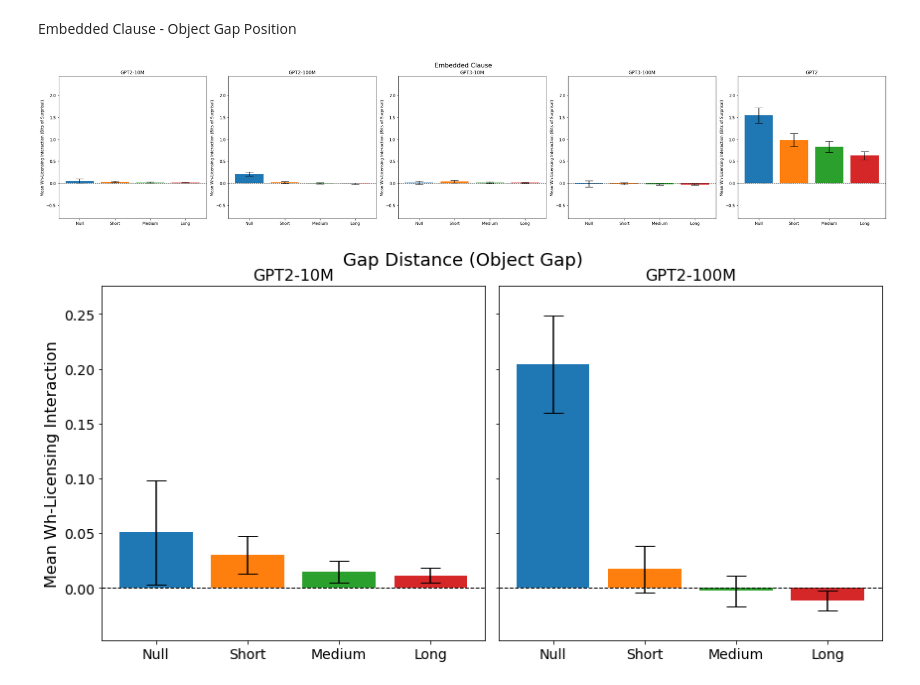
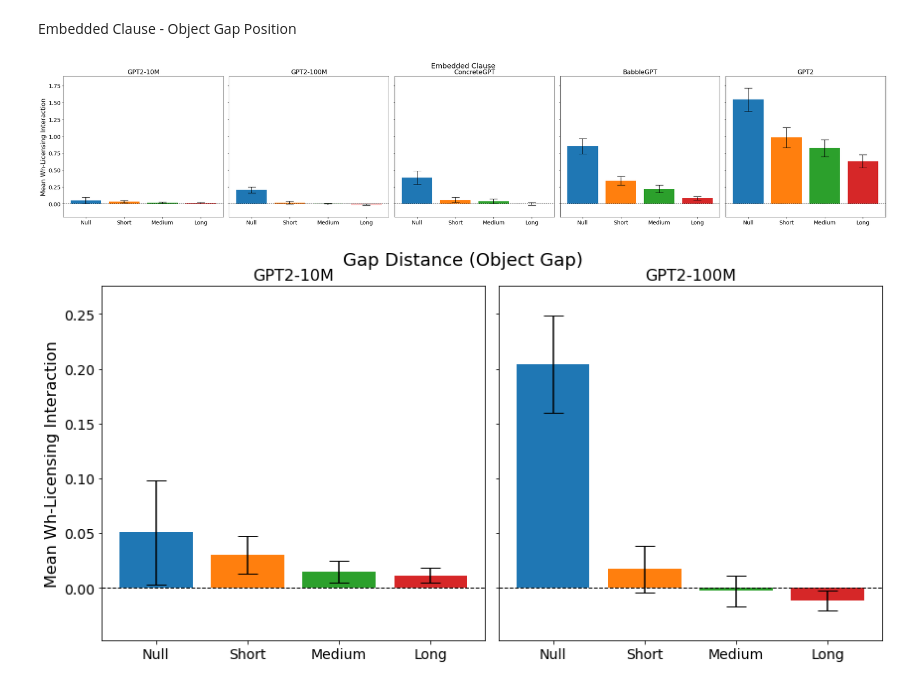
Before and after one commit to um-cap-lab/EMNLP-2025-submission, a Jupyter notebook: wh-licensing_interaction_term_visualizations.ipynb, the cells around one changed output. Saved outputs shown, nothing was run; the diff lists cells and outputs as text; code cells hidden in the pictures.

Commit message:
Updated results for ConcreteGPT & BabbleGPT.

```diff
--- a/wh-licensing_interaction_term_visualizations.ipynb
+++ b/wh-licensing_interaction_term_visualizations.ipynb
@@ -43,21 +62,20 @@ def calculate_surprisal(model_lm_scorer, sentence):
     token_surprisals = model_lm_scorer.token_score(input_sentence, surprisal = True, base_two = True)[0]
     #print(token_surprisals)
 
-    '''
     # filter out special tokens (like <pad>)
-    special_tokens = set(tokenizer.all_special_tokens + ['<pad>'])
+    special_tokens = set(tokenizer.all_special_tokens)
     filtered = [
         (token, score)
         for (token, score) in token_surprisals
         if token not in special_tokens
     ]
-    '''
 
    # expand tokens that contain multiple words
     expanded = []
-    for token, score in token_surprisals:
-    #for token, score in filtered:
+    #for token, score in token_surprisals:
+    for token, score in filtered:
         token = token.strip('Ġ') # remove space marker
+        token = token.lower()
         if token.count('Ġ') > 0:
             # multiple words inside
             words = token.split('Ġ')
@@ -70,7 +88,7 @@ def calculate_surprisal(model_lm_scorer, sentence):
     #print(expanded)
 
     # use regex to split into words and punctuation
-    words = re.findall(r'\w+|[^\w\s]', sentence)
+    words = re.findall(r'\w+|[^\w\s]', sentence.lower())
     results = []
 
     token_pointer = 0
@@ -549,8 +402,8 @@ syntactic_parts = ['prefix', 'licensor', 'subj', 'modifier', 'verb', 'object', '
 sentence_df['sentence'] = sentence_df.apply(lambda x: merge_sentence(x, syntactic_parts), axis = 1)
 sentence_df['surprisals_gpt2_10m'] = sentence_df['sentence'].apply(lambda x: calculate_surprisal(lm_scorer_gpt2_10m, x))
 sentence_df['surprisals_gpt2_100m'] = sentence_df['sentence'].apply(lambda x: calculate_surprisal(lm_scorer_gpt2_100m, x))
-sentence_df['surprisals_gpt3_10m'] = sentence_df['sentence'].apply(lambda x: calculate_surprisal(lm_scorer_gpt3_10m, x))
-sentence_df['surprisals_gpt3_100m'] = sentence_df['sentence'].apply(lambda x: calculate_surprisal(lm_scorer_gpt3_100m, x))
+sentence_df['surprisals_babylm_10m'] = sentence_df['sentence'].apply(lambda x: calculate_surprisal(lm_scorer_babylm_10m, x))
+sentence_df['surprisals_babylm_100m'] = sentence_df['sentence'].apply(lambda x: calculate_surprisal(lm_scorer_babylm_100m, x))
 sentence_df['surprisals_gpt2'] = sentence_df['sentence'].apply(lambda x: calculate_surprisal(lm_scorer_gpt2, x))
 # %% [markdown]
 Gap Position == Object
@@ -684,8 +537,8 @@ Embedded Clause
 embed = ['subj', 'modifier', 'verb', 'object', 'prep', 'goal', 'temp_mod', 'end']
 sentence_df['embed_surprisal_gpt2_10m'] = sentence_df.apply(lambda x: sum_region_surprisal(x, 'surprisals_gpt2_10m', embed, normalize = True), axis = 1)
 sentence_df['embed_surprisal_gpt2_100m'] = sentence_df.apply(lambda x: sum_region_surprisal(x, 'surprisals_gpt2_100m', embed, normalize = True), axis = 1)
-sentence_df['embed_surprisal_gpt3_10m'] = sentence_df.apply(lambda x: sum_region_surprisal(x, 'surprisals_gpt3_10m', embed, normalize = True), axis = 1)
-sentence_df['embed_surprisal_gpt3_100m'] = sentence_df.apply(lambda x: sum_region_surprisal(x, 'surprisals_gpt3_100m', embed, normalize = True), axis = 1)
+sentence_df['embed_surprisal_babylm_10m'] = sentence_df.apply(lambda x: sum_region_surprisal(x, 'surprisals_babylm_10m', embed, normalize = True), axis = 1)
+sentence_df['embed_surprisal_babylm_100m'] = sentence_df.apply(lambda x: sum_region_surprisal(x, 'surprisals_babylm_100m', embed, normalize = True), axis = 1)
 sentence_df['embed_surprisal_gpt2'] = sentence_df.apply(lambda x: sum_region_surprisal(x, 'surprisals_gpt2', embed, normalize = True), axis = 1)
 # %% [markdown]
 Embedded Clause - Object Gap Position
@@ -705,14 +558,14 @@ null_gpt2_100m = compute_wh_licensing_interaction(null_df, 'embed_surprisal_gpt2
 short_gpt2_100m = compute_wh_licensing_interaction(short_df, 'embed_surprisal_gpt2_100m')
 medium_gpt2_100m = compute_wh_licensing_interaction(medium_df, 'embed_surprisal_gpt2_100m')
 long_gpt2_100m = compute_wh_licensing_interaction(long_df, 'embed_surprisal_gpt2_100m')
-null_gpt3_10m = compute_wh_licensing_interaction(null_df, 'embed_surprisal_gpt3_10m')
-short_gpt3_10m = compute_wh_licensing_interaction(short_df, 'embed_surprisal_gpt3_10m')
-medium_gpt3_10m = compute_wh_licensing_interaction(medium_df, 'embed_surprisal_gpt3_10m')
-long_gpt3_10m = compute_wh_licensing_interaction(long_df, 'embed_surprisal_gpt3_10m')
-null_gpt3_100m = compute_wh_licensing_interaction(null_df, 'embed_surprisal_gpt3_100m')
-short_gpt3_100m = compute_wh_licensing_interaction(short_df, 'embed_surprisal_gpt3_100m')
-medium_gpt3_100m = compute_wh_licensing_interaction(medium_df, 'embed_surprisal_gpt3_100m')
-long_gpt3_100m = compute_wh_licensing_interaction(long_df, 'embed_surprisal_gpt3_100m')
+null_babylm_10m = compute_wh_licensing_interaction(null_df, 'embed_surprisal_babylm_10m')
+short_babylm_10m = compute_wh_licensing_interaction(short_df, 'embed_surprisal_babylm_10m')
+medium_babylm_10m = compute_wh_licensing_interaction(medium_df, 'embed_surprisal_babylm_10m')
+long_babylm_10m = compute_wh_licensing_interaction(long_df, 'embed_surprisal_babylm_10m')
+null_babylm_100m = compute_wh_licensing_interaction(null_df, 'embed_surprisal_babylm_100m')
+short_babylm_100m = compute_wh_licensing_interaction(short_df, 'embed_surprisal_babylm_100m')
+medium_babylm_100m = compute_wh_licensing_interaction(medium_df, 'embed_surprisal_babylm_100m')
+long_babylm_100m = compute_wh_licensing_interaction(long_df, 'embed_surprisal_babylm_100m')
 null_gpt2 = compute_wh_licensing_interaction(null_df, 'embed_surprisal_gpt2')
 short_gpt2 = compute_wh_licensing_interaction(short_df, 'embed_surprisal_gpt2')
 medium_gpt2 = compute_wh_licensing_interaction(medium_df, 'embed_surprisal_gpt2')
@@ -720,16 +573,16 @@ long_gpt2 = compute_wh_licensing_interaction(long_df, 'embed_surprisal_gpt2')
 # %%
 df_list_gpt2_10m = [null_gpt2_10m, short_gpt2_10m, medium_gpt2_10m, long_gpt2_10m]
 df_list_gpt2_100m = [null_gpt2_100m, short_gpt2_100m, medium_gpt2_100m, long_gpt2_100m]
-df_list_gpt3_10m = [null_gpt3_10m, short_gpt3_10m, medium_gpt3_10m, long_gpt3_10m]
-df_list_gpt3_100m = [null_gpt3_100m, short_gpt3_100m, medium_gpt3_100m, long_gpt3_100m]
+df_list_babylm_10m = [null_babylm_10m, short_babylm_10m, medium_babylm_10m, long_babylm_10m]
+df_list_babylm_100m = [null_babylm_100m, short_babylm_100m, medium_babylm_100m, long_babylm_100m]
 df_list_gpt2 = [null_gpt2, short_gpt2, medium_gpt2, long_gpt2]
-df_lists = [df_list_gpt2_10m, df_list_gpt2_100m, df_list_gpt3_10m, df_list_gpt3_100m, df_list_gpt2]
-subtitles = ['GPT2-10M', 'GPT2-100M', 'GPT3-10M', 'GPT3-100M', 'GPT2']
+df_lists = [df_list_gpt2_10m, df_list_gpt2_100m, df_list_babylm_10m, df_list_babylm_100m, df_list_gpt2]
+subtitles = ['GPT2-10M', 'GPT2-100M', 'ConcreteGPT', 'BabbleGPT', 'GPT2']
 labels = ['Null', 'Short', 'Medium', 'Long']
 title = 'Embedded Clause'
 plot_wh_licensing_interaction(df_lists, subtitles, labels, title)
 # %% [output]
-[figure, old version]
+[figure, new version]
 # %%
 # if we want to look at only two models at a time
 df_list_gpt2_10m = [null_gpt2_10m, short_gpt2_10m, medium_gpt2_10m, long_gpt2_10m]
```
Also changed, not shown: parts of 60 cells of this notebook.
